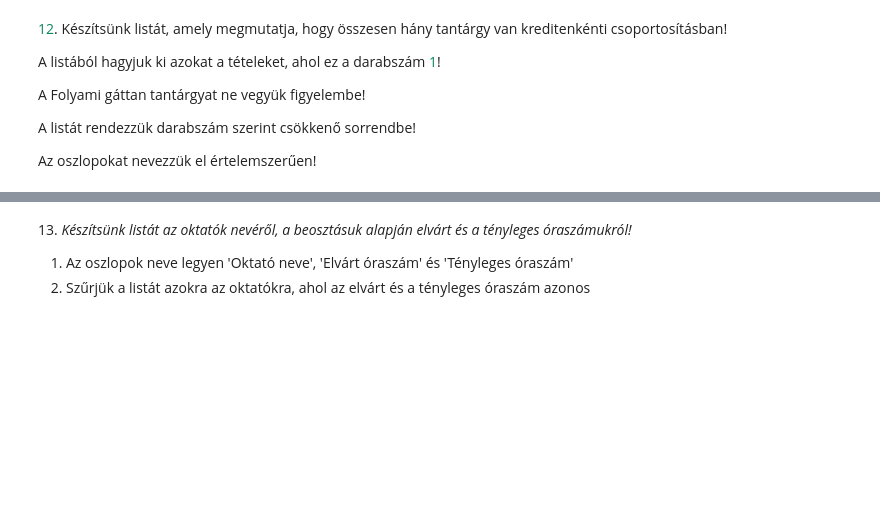
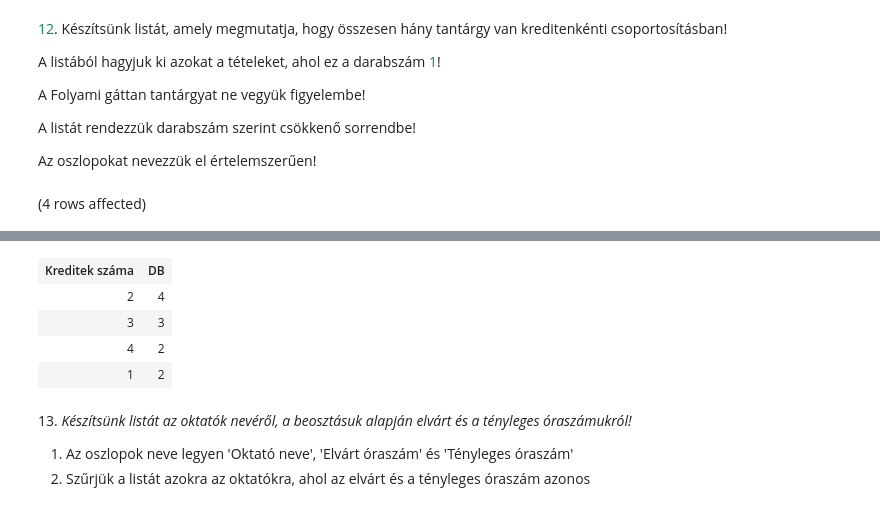
Before and after one commit to MikicsTamas/Adatb-zisok, a Jupyter notebook: gyakorlat03_feladatok.ipynb, the cells around one changed output, grey strips where cells are left out. Drawn from its saved outputs; the diff is of its cells as text; code cells hidden in the pictures; blank space fills up the shorter version.

```diff
--- a/gyakorlat03_feladatok.ipynb
+++ b/gyakorlat03_feladatok.ipynb
@@ -283,3 +299,12 @@ A Folyami gáttan tantárgyat ne vegyük figyelembe!
 A listát rendezzük darabszám szerint csökkenő sorrendbe!
 
 Az oszlopokat nevezzük el értelemszerűen!
+# %%
+SELECT Kredit AS 'Kreditek száma',
+       COUNT(*) AS 'DB'
+FROM Tantárgyak
+GROUP BY Kredit
+HAVING COUNT(*) <> 1
+ORDER BY DB DESC
+# %% [output]
+(4 rows affected)
@@ -286,3 +312,8 @@ Az oszlopokat nevezzük el értelemszerűen!
+| Kreditek száma | DB |
+| 2 | 4 |
+| 3 | 3 |
+| 4 | 2 |
+| 1 | 2 |
 # %% [markdown]
 13. _Készítsünk listát az oktatók nevéről, a beosztásuk alapján elvárt és a tényleges óraszámukról!_
 
```
Also changed, not shown: parts of 6 cells of this notebook.
